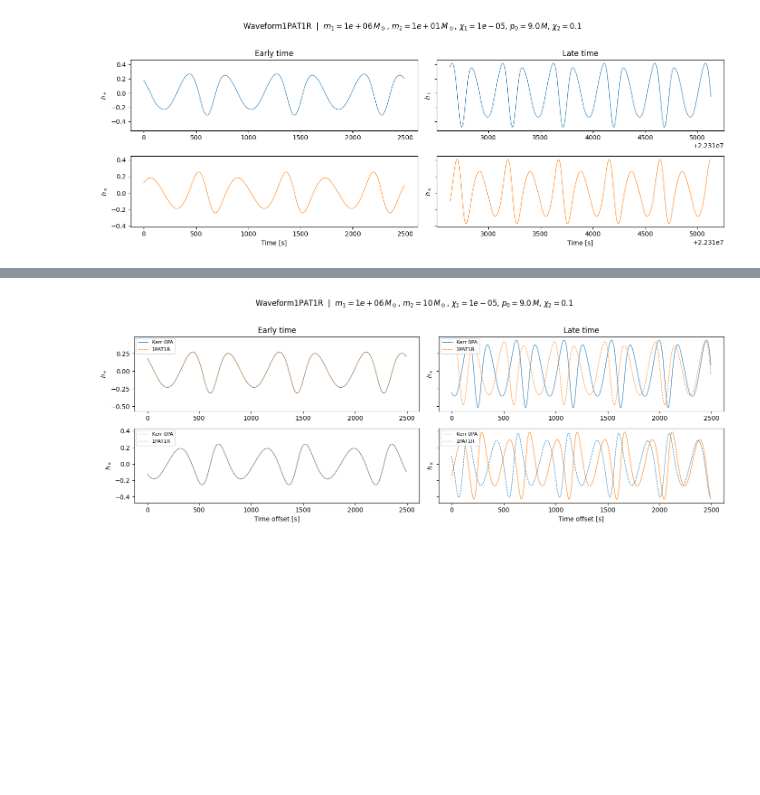
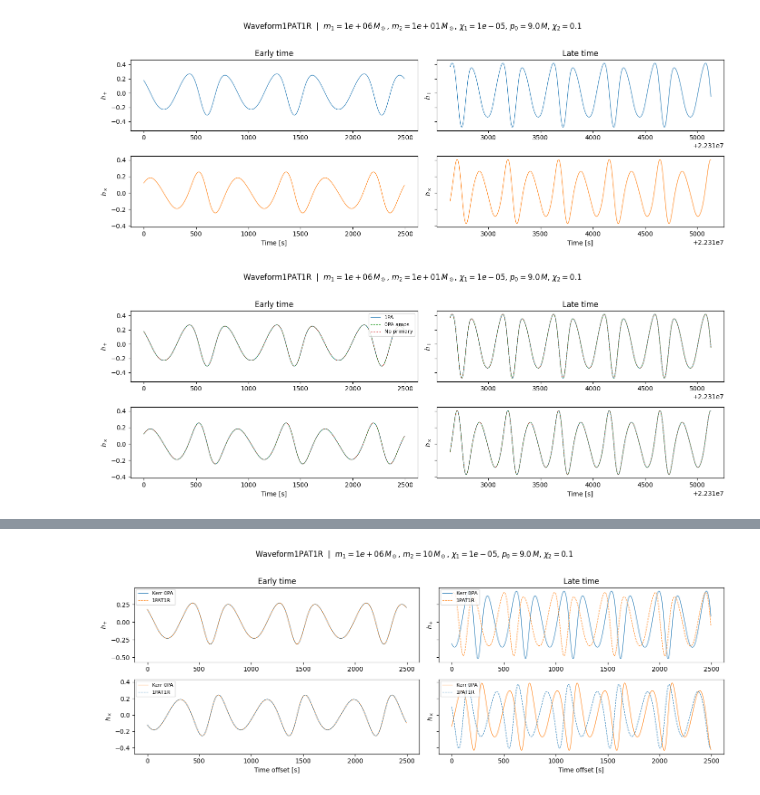
Before and after one commit to joshbmat/Few_1PAT1R_Scripts, a Jupyter notebook: WaveformModule/TestWaveformModule.ipynb, the cells around one changed output, grey strips where cells are left out. Saved outputs shown, nothing was run; the diff lists cells and outputs as text; code cells hidden in the pictures; blank space fills up the shorter version.

Commit message:
Updated FEWSabi and Waveform comparisons with option to turn of primary evolution and higher PA amps

```diff
--- a/WaveformModule/TestWaveformModule.ipynb
+++ b/WaveformModule/TestWaveformModule.ipynb
@@ -24,6 +24,9 @@ T  = 1    # total duration [yr]
 # --- Generate waveform ---
 WF1PAT1R = Waveform1PAT1R()
 h1PAT1R = WF1PAT1R(m1, m2, a, p0, theta, phi, chi2, dt=dt, T=T)
+
+h1PAT1Rzeropaamps = WF1PAT1R(m1, m2, a, p0, theta, phi, chi2, dt=dt, T=T, zero_PA_amps_only=True)
+h1PAT1Rnoprimary = WF1PAT1R(m1, m2, a, p0, theta, phi, chi2, dt=dt, T=T, evolve_primary=False)
 # %%
 t1PA = np.arange(len(h1PAT1R)) * dt  # time array in seconds
 
@@ -55,3 +58,41 @@ plt.tight_layout()
 plt.show()
 # %% [output]
 [figure]
+# %%
+t1PA = np.arange(len(h1PAT1R)) * dt  # time array in seconds
+
+# Number of cycles to show at each end
+n_show = 500
+
+# --- Plot: early vs late time ---
+fig, axes = plt.subplots(2, 2, figsize=(14, 5), sharey='row')
+
+title = (
+    rf"Waveform1PAT1R  |  $m_1={m1:.0e}\,M_\odot$, $m_2={m2:.0e}\,M_\odot$, "
+    rf"$\chi_1={a}$, $p_0={p0}\,M$, $\chi_2={chi2}$"
+)
+
+for col, (slc, label) in enumerate([
+    (slice(None, n_show),  "Early time"),
+    (slice(-n_show, None), "Late time"),
+]):
+    axes[0, col].plot(t1PA[slc], h1PAT1R.real[slc],             lw=0.8, color="C0", label="1PA")
+    axes[0, col].plot(t1PA[slc], h1PAT1Rzeropaamps.real[slc],   lw=0.8, color="C2", label="0PA amps", ls="--")
+    axes[0, col].plot(t1PA[slc], h1PAT1Rnoprimary.real[slc],    lw=0.8, color="C3", label="No primary", ls=":")
+    axes[0, col].set_title(label)
+    axes[0, col].set_ylabel(r"$h_+$")
+
+    axes[1, col].plot(t1PA[slc], -h1PAT1R.imag[slc],            lw=0.8, color="C0", label="1PA")
+    axes[1, col].plot(t1PA[slc], -h1PAT1Rzeropaamps.imag[slc],  lw=0.8, color="C2", label="0PA amps", ls="--")
+    axes[1, col].plot(t1PA[slc], -h1PAT1Rnoprimary.imag[slc],   lw=0.8, color="C3", label="No primary", ls=":")
+    axes[1, col].set_ylabel(r"$h_\times$")
+    axes[1, col].set_xlabel("Time [s]")
+
+# Add legend once, on the top-left panel
+axes[0, 0].legend(fontsize=8, loc="upper right")
+
+fig.suptitle(title, y=1.02)
+plt.tight_layout()
+plt.show()
+# %% [output]
+[figure, added]
```
Also changed, not shown: parts of 1 cell of this notebook, 1 other file.
